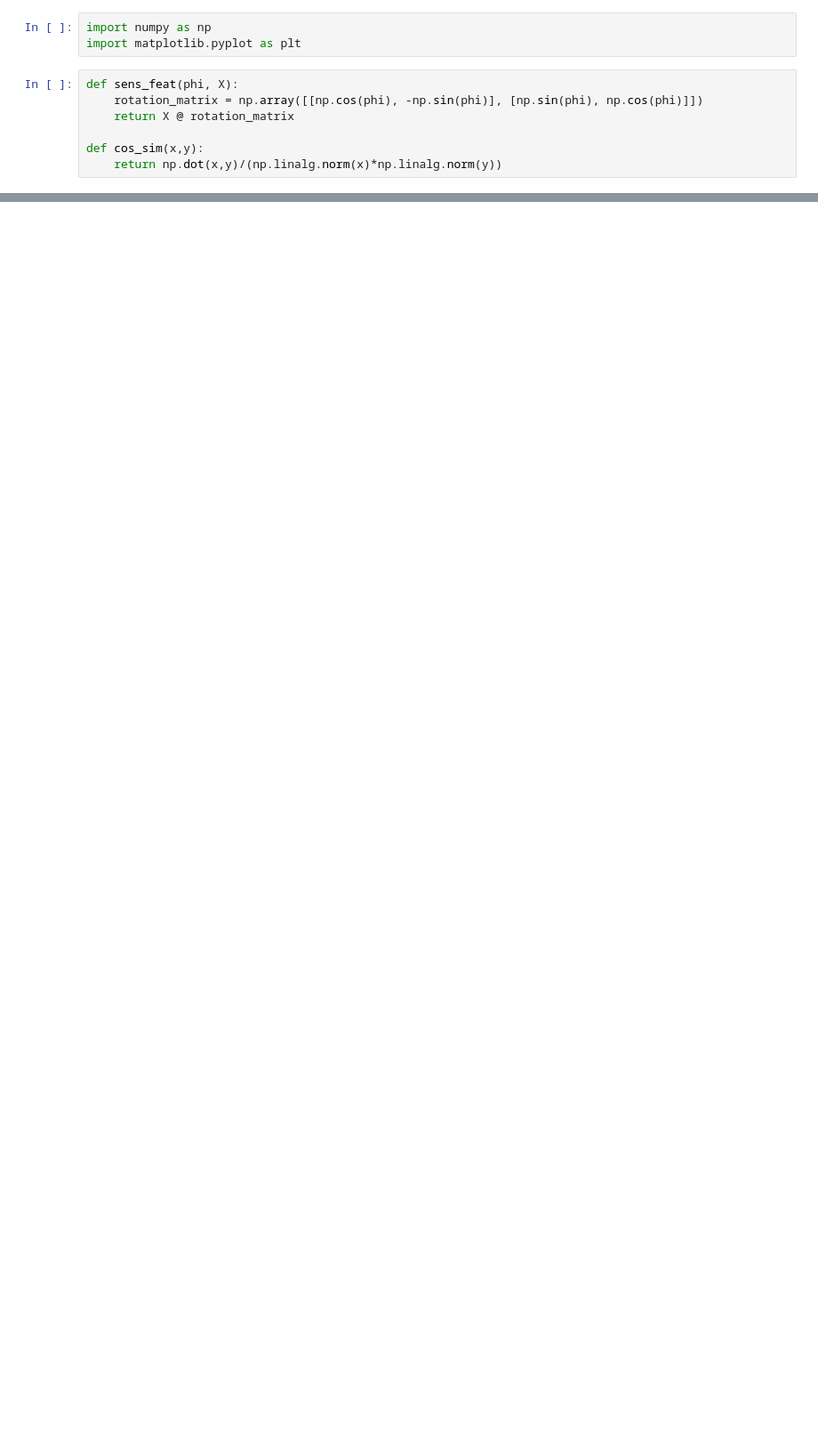
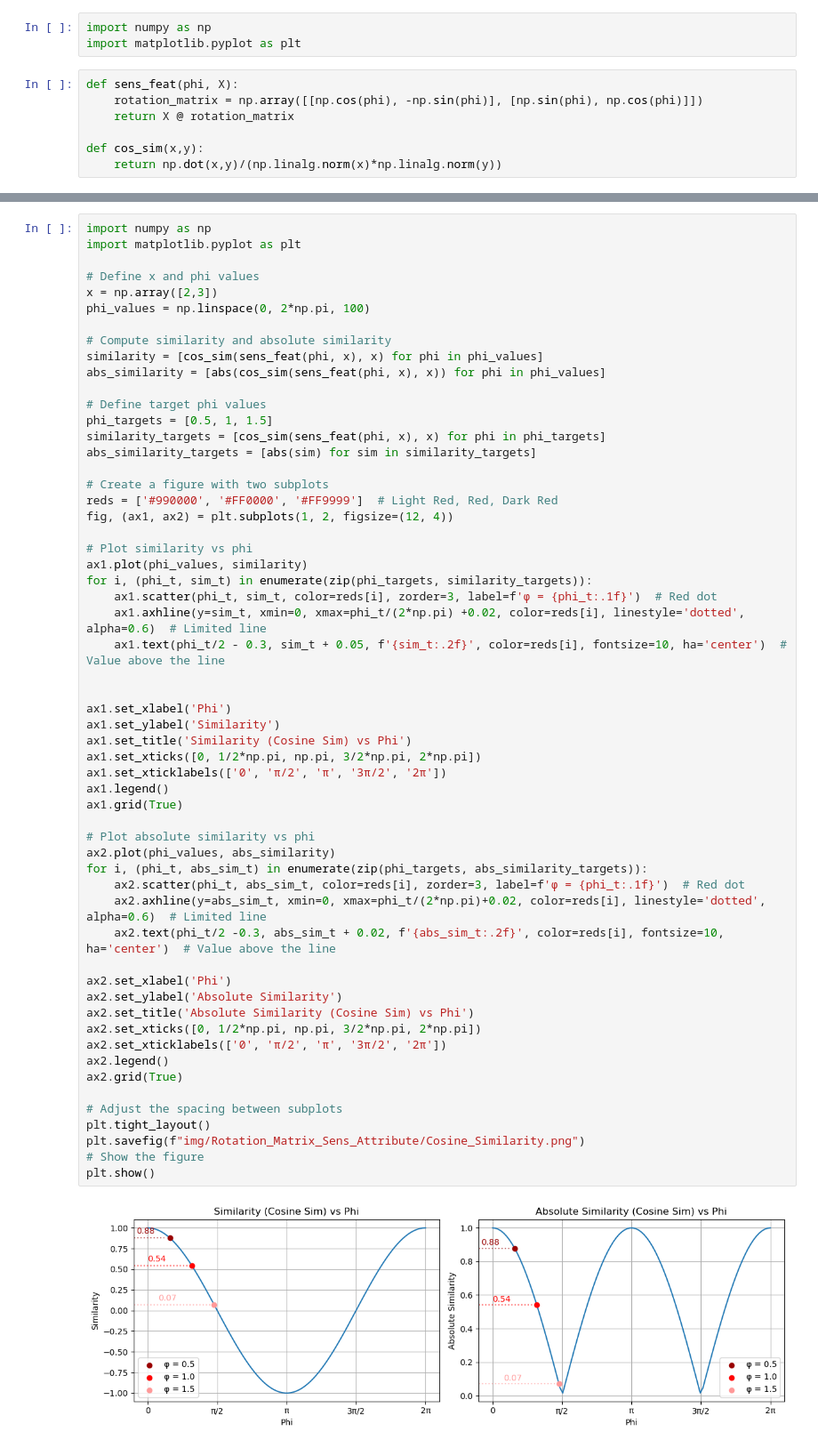
Before and after one commit to ThinkyP/fairness_triangle, a Jupyter notebook: Sensitive Feature as Rotation Matrix.ipynb, the cells around one changed output, grey strips where cells are left out. Shown at 89% size. Drawn from its saved outputs; the diff is of its cells as text; blank space fills up the shorter version.

```diff
--- a/Sensitive Feature as Rotation Matrix.ipynb
+++ b/Sensitive Feature as Rotation Matrix.ipynb
@@ -48,0 +11,59 @@ plt.show()
+# %%
+import numpy as np
+import matplotlib.pyplot as plt
+
+# Define x and phi values
+x = np.array([2,3])
+phi_values = np.linspace(0, 2*np.pi, 100)
+
+# Compute similarity and absolute similarity
+similarity = [cos_sim(sens_feat(phi, x), x) for phi in phi_values]
+abs_similarity = [abs(cos_sim(sens_feat(phi, x), x)) for phi in phi_values]
+
+# Define target phi values
+phi_targets = [0.5, 1, 1.5]
+similarity_targets = [cos_sim(sens_feat(phi, x), x) for phi in phi_targets]
+abs_similarity_targets = [abs(sim) for sim in similarity_targets]
+
+# Create a figure with two subplots
+reds = ['#990000', '#FF0000', '#FF9999']  # Light Red, Red, Dark Red
+fig, (ax1, ax2) = plt.subplots(1, 2, figsize=(12, 4))
+
+# Plot similarity vs phi
+ax1.plot(phi_values, similarity)
+for i, (phi_t, sim_t) in enumerate(zip(phi_targets, similarity_targets)):
+    ax1.scatter(phi_t, sim_t, color=reds[i], zorder=3, label=f'φ = {phi_t:.1f}')  # Red dot
+    ax1.axhline(y=sim_t, xmin=0, xmax=phi_t/(2*np.pi) +0.02, color=reds[i], linestyle='dotted', alpha=0.6)  # Limited line
+    ax1.text(phi_t/2 - 0.3, sim_t + 0.05, f'{sim_t:.2f}', color=reds[i], fontsize=10, ha='center')  # Value above the line
+
+
+ax1.set_xlabel('Phi')
+ax1.set_ylabel('Similarity')
+ax1.set_title('Similarity (Cosine Sim) vs Phi')
+ax1.set_xticks([0, 1/2*np.pi, np.pi, 3/2*np.pi, 2*np.pi])
+ax1.set_xticklabels(['0', 'π/2', 'π', '3π/2', '2π'])
+ax1.legend()
+ax1.grid(True)
+
+# Plot absolute similarity vs phi
+ax2.plot(phi_values, abs_similarity)
+for i, (phi_t, abs_sim_t) in enumerate(zip(phi_targets, abs_similarity_targets)):
+    ax2.scatter(phi_t, abs_sim_t, color=reds[i], zorder=3, label=f'φ = {phi_t:.1f}')  # Red dot
+    ax2.axhline(y=abs_sim_t, xmin=0, xmax=phi_t/(2*np.pi)+0.02, color=reds[i], linestyle='dotted', alpha=0.6)  # Limited line
+    ax2.text(phi_t/2 -0.3, abs_sim_t + 0.02, f'{abs_sim_t:.2f}', color=reds[i], fontsize=10, ha='center')  # Value above the line
+
+ax2.set_xlabel('Phi')
+ax2.set_ylabel('Absolute Similarity')
+ax2.set_title('Absolute Similarity (Cosine Sim) vs Phi')
+ax2.set_xticks([0, 1/2*np.pi, np.pi, 3/2*np.pi, 2*np.pi])
+ax2.set_xticklabels(['0', 'π/2', 'π', '3π/2', '2π'])
+ax2.legend()
+ax2.grid(True)
+
+# Adjust the spacing between subplots
+plt.tight_layout()
+plt.savefig(f"img/Rotation_Matrix_Sens_Attribute/Cosine_Similarity.png")
+# Show the figure
+plt.show()
+# %% [output]
+[figure, added]
```
Also changed, not shown: parts of 1 cell of this notebook, 4 other files.
